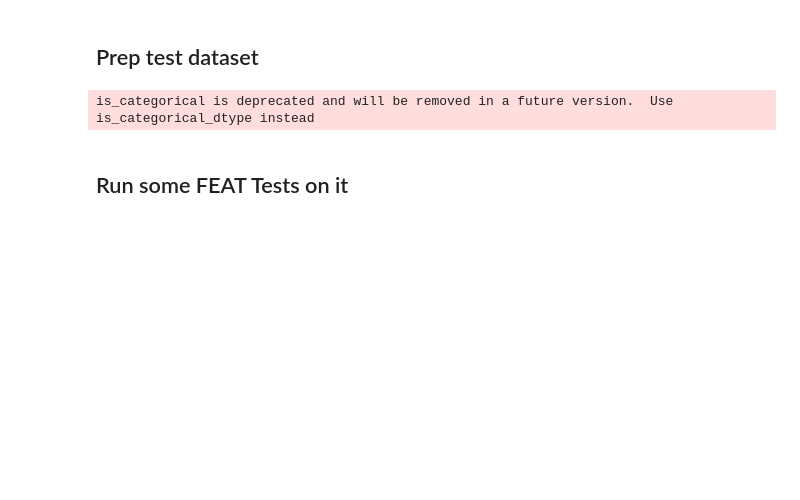
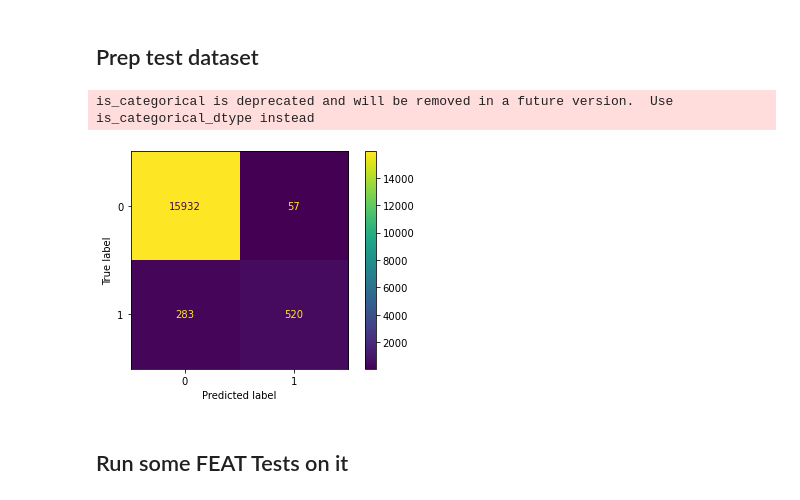
Before and after one commit to cylynx/verifyml, a Jupyter notebook: examples/tally_form_example.ipynb, the cells around one changed output. Saved outputs shown, nothing was run; the diff lists cells and outputs as text; code cells hidden in the pictures; blank space fills up the shorter version.

```diff
--- a/examples/tally_form_example.ipynb
+++ b/examples/tally_form_example.ipynb
@@ -67,6 +67,11 @@ train = ens.inverse_transform(x_train)
 test = ens.inverse_transform(x_test)
 # %% [output]
 is_categorical is deprecated and will be removed in a future version.  Use is_categorical_dtype instead
+# %%
+plot_confusion_matrix(estimator, x_test, y_test)
+confusion_matrix = plot_to_str()
+# %% [output]
+[figure, added]
 # %% [markdown]
 ## Run some FEAT Tests on it
 # %%
```
Also changed, not shown: parts of 10 cells of this notebook.
